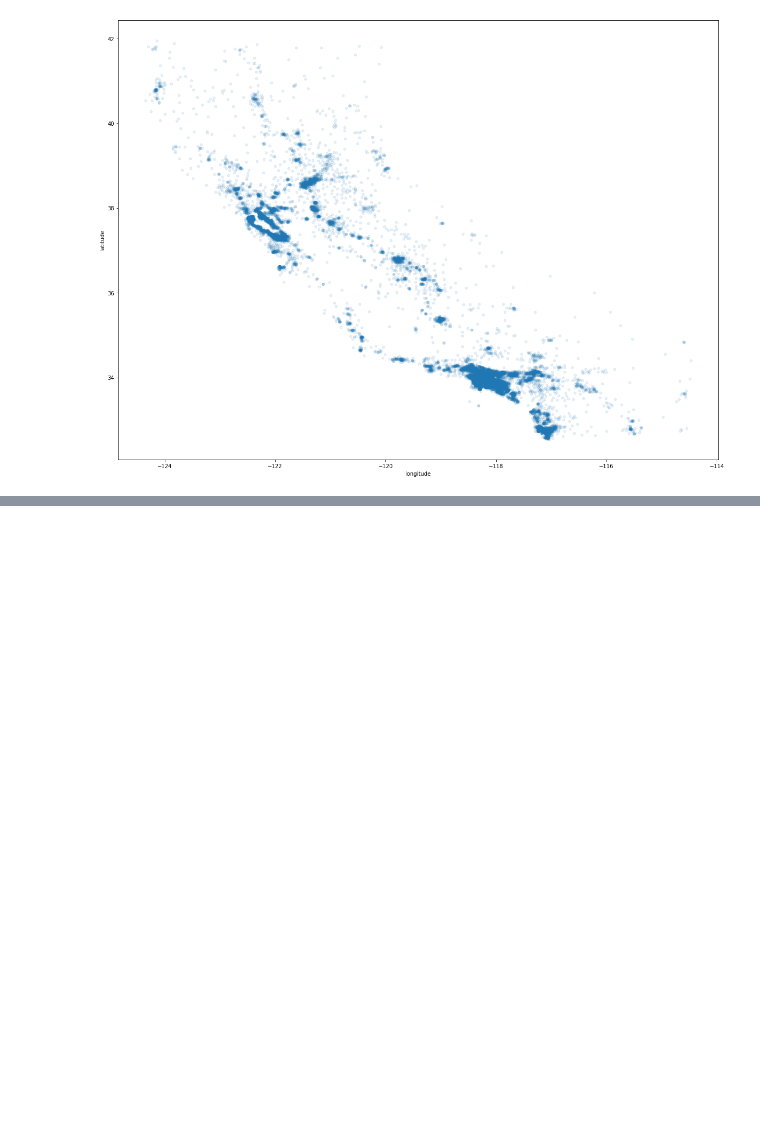
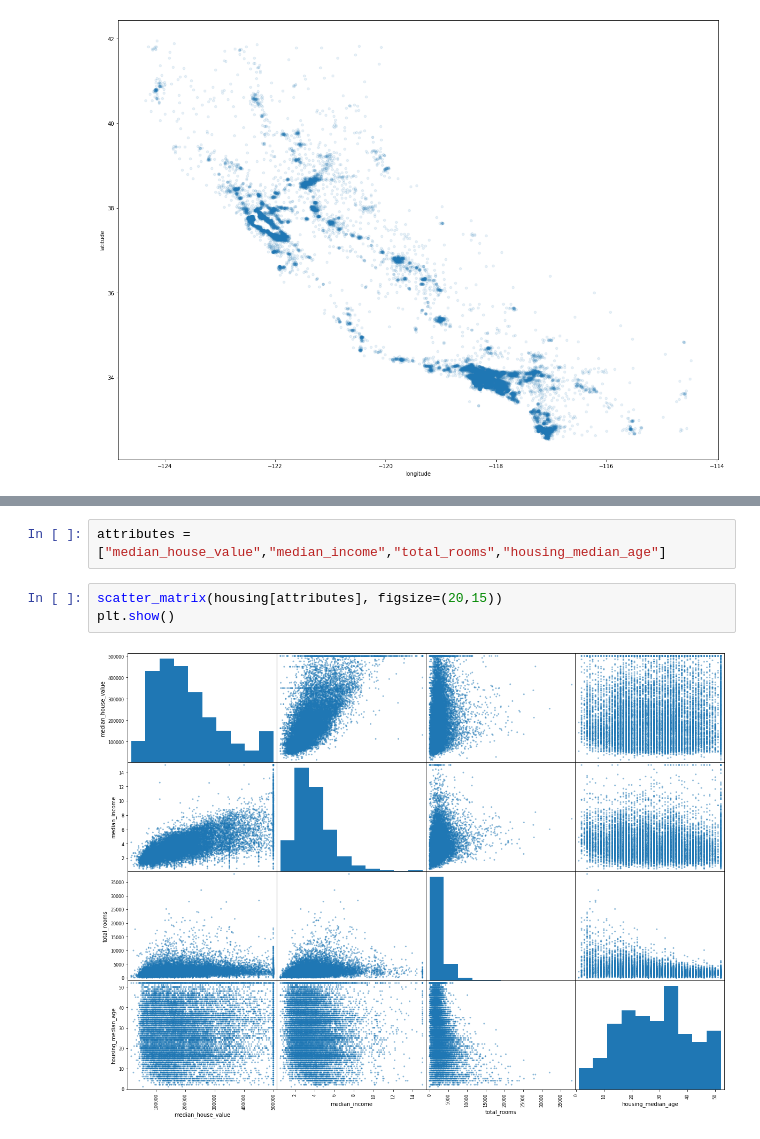
Before and after one commit to bthakr1/tensorflow, a Jupyter notebook: download.ipynb, the cells around one changed output, grey strips where cells are left out. Saved outputs shown, nothing was run; the diff lists cells and outputs as text; blank space fills up the shorter version.

```diff
--- a/download.ipynb
+++ b/download.ipynb
@@ -198,0 +226,7 @@ housing.plot(kind="scatter", x = "longitude", y = "latitude", figsize=(20,15), a
+# %%
+attributes = ["median_house_value","median_income","total_rooms","housing_median_age"]
+# %%
+scatter_matrix(housing[attributes], figsize=(20,15))
+plt.show()
+# %% [output]
+[figure, added]
```
Also changed, not shown: parts of 5 cells of this notebook.
